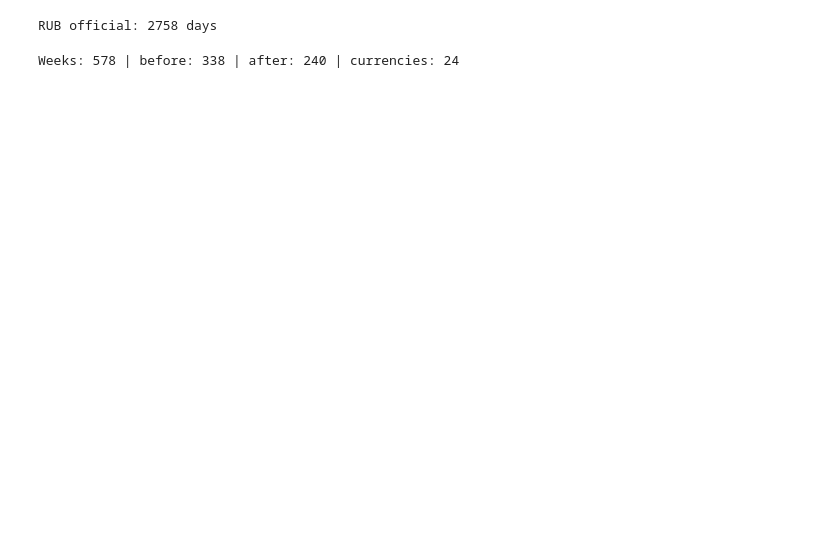
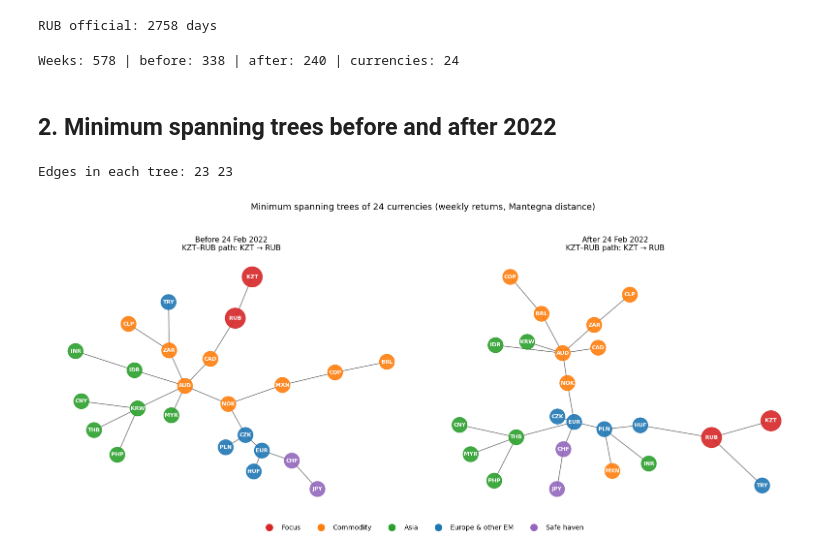
Before and after one commit to saratyulyuova/tenge-ruble-network, a Jupyter notebook: analysis.ipynb, the cells around one changed output. Drawn from its saved outputs; the diff is of its cells as text; code cells hidden in the pictures; blank space fills up the shorter version.

Commit message:
Trees and bootstrap test

```diff
--- a/analysis.ipynb
+++ b/analysis.ipynb
@@ -91,3 +91,55 @@ F_pre, F_post = F.loc[pre.index], F.loc[post.index]
 print("Weeks:", len(R), "| before:", len(pre), "| after:", len(post), "| currencies:", R.shape[1])
 # %% [output]
 Weeks: 578 | before: 338 | after: 240 | currencies: 24
+# %% [markdown]
+## 2. Minimum spanning trees before and after 2022
+# %%
+def dist(X):
+    return np.sqrt(2 * (1 - X.corr()))          # Mantegna (1999) distance
+
+def mst(X):
+    D = dist(X)
+    G = nx.Graph()
+    cols = list(D.columns)
+    for i in range(len(cols)):
+        for j in range(i + 1, len(cols)):
+            G.add_edge(cols[i], cols[j], weight=D.iloc[i, j])
+    return nx.minimum_spanning_tree(G), D        # Kruskal's algorithm
+
+T_pre, D_pre = mst(pre)
+T_post, D_post = mst(post)
+print("Edges in each tree:", T_pre.number_of_edges(), T_post.number_of_edges())
+# %% [output]
+Edges in each tree: 23 23
+# %%
+groups = {
+    "KZT": "Focus", "RUB": "Focus",
+    "NOK": "Commodity", "CAD": "Commodity", "AUD": "Commodity", "BRL": "Commodity",
+    "ZAR": "Commodity", "CLP": "Commodity", "COP": "Commodity", "MXN": "Commodity",
+    "CNY": "Asia", "INR": "Asia", "IDR": "Asia", "KRW": "Asia", "THB": "Asia", "MYR": "Asia", "PHP": "Asia",
+    "EUR": "Europe & other EM", "PLN": "Europe & other EM", "HUF": "Europe & other EM",
+    "CZK": "Europe & other EM", "TRY": "Europe & other EM",
+    "JPY": "Safe haven", "CHF": "Safe haven",
+}
+colors = {"Focus": "#d62728", "Commodity": "#ff7f0e", "Asia": "#2ca02c",
+          "Europe & other EM": "#1f77b4", "Safe haven": "#9467bd"}
+
+fig, axes = plt.subplots(1, 2, figsize=(16, 7))
+for ax, T, title in [(axes[0], T_pre, "Before 24 Feb 2022"), (axes[1], T_post, "After 24 Feb 2022")]:
+    pos = nx.kamada_kawai_layout(T)
+    nc = [colors[groups[n]] for n in T.nodes]
+    ns = [900 if n in ("KZT", "RUB") else 500 for n in T.nodes]
+    nx.draw_networkx_edges(T, pos, ax=ax, edge_color="gray", width=1.2)
+    nx.draw_networkx_nodes(T, pos, ax=ax, node_color=nc, node_size=ns, alpha=0.9)
+    nx.draw_networkx_labels(T, pos, ax=ax, font_size=8, font_color="white", font_weight="bold")
+    path = nx.shortest_path(T, "KZT", "RUB")
+    ax.set_title(f"{title}\nKZT–RUB path: {' → '.join(path)}", fontsize=11)
+    ax.axis("off")
+handles = [plt.Line2D([], [], marker="o", ls="", color=c, markersize=10, label=g) for g, c in colors.items()]
+fig.legend(handles=handles, loc="lower center", ncol=5, frameon=False)
+plt.suptitle("Minimum spanning trees of 24 currencies (weekly returns, Mantegna distance)", fontsize=13)
+plt.tight_layout(rect=(0, 0.05, 1, 0.95))
+plt.savefig(f"{FIG}/fig3_mst_before_after.png", dpi=200)
+plt.show()
+# %% [output]
+[figure, added]
```
Also changed, not shown: parts of 5 cells of this notebook.
